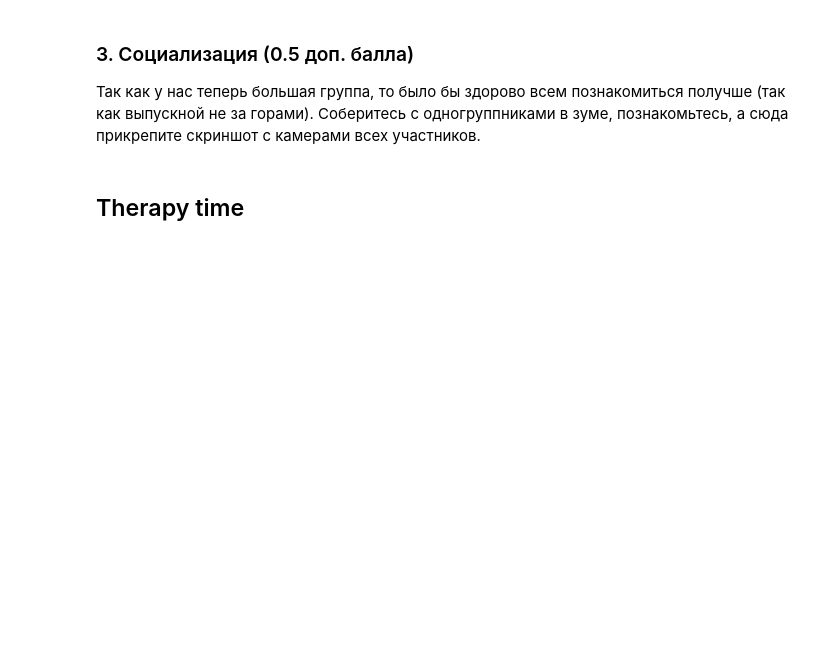
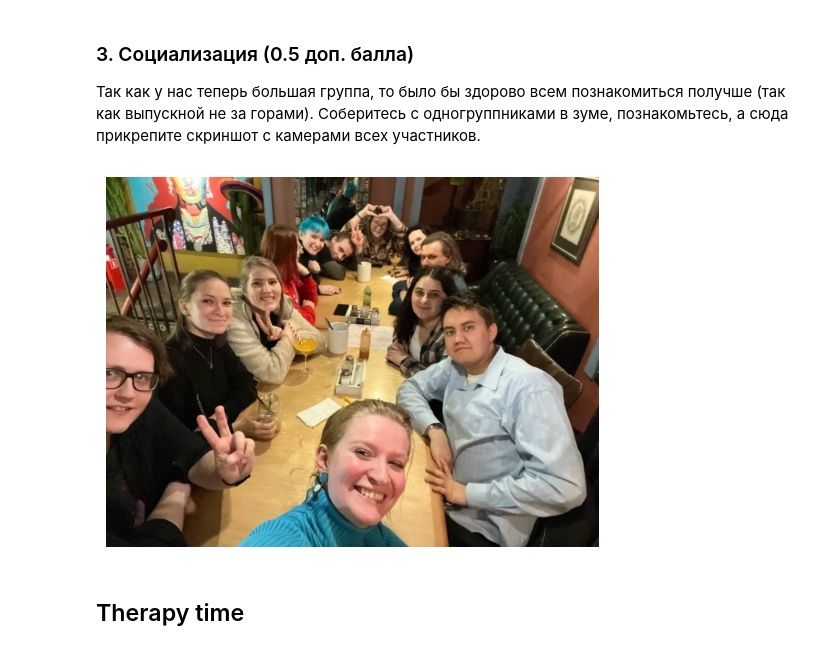
Before and after one commit to BeskrovnaiaM/BI_ml-2024, a Jupyter notebook: code/KNN.ipynb, the cells around one changed output. Saved outputs shown, nothing was run; the diff lists cells and outputs as text; code cells hidden in the pictures; blank space fills up the shorter version.

Commit message:
Add photo and comments about HW

```diff
--- a/code/KNN.ipynb
+++ b/code/KNN.ipynb
@@ -464,6 +464,16 @@ plt.ylabel("YOUR METRIC");
 ### 3. Социализация (0.5 доп. балла)
 
 Так как у нас теперь большая группа, то было бы здорово всем познакомиться получше (так как выпускной не за горами). Соберитесь с одногруппниками в зуме, познакомьтесь, а сюда прикрепите скриншот с камерами всех участников.
+# %%
+import matplotlib.pyplot as plt
+import matplotlib.image as mpimg
+image = mpimg.imread("photo.jpg")
+plt.imshow(image)
+plt.axis('off')
+plt.show()
+#нет скриншота зума, зато есть фотка живой встречи!
+# %% [output]
+[figure, added]
 # %% [markdown]
 ## Therapy time
 # %% [markdown]
```
Also changed, not shown: parts of 1 cell of this notebook.
